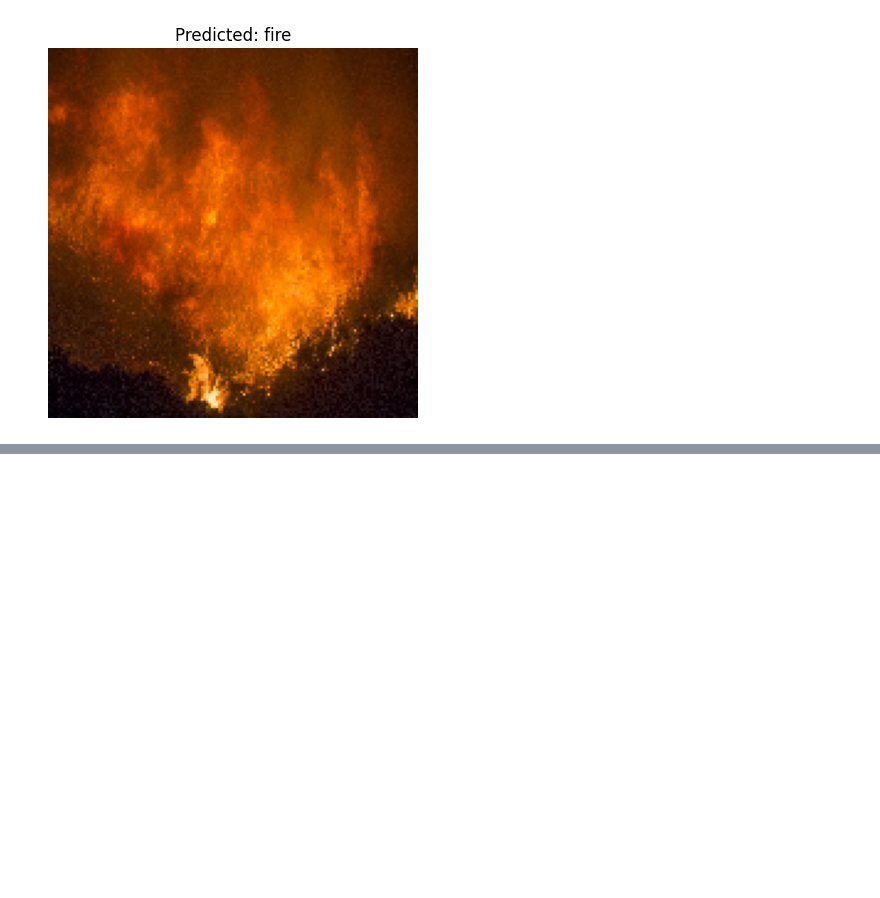
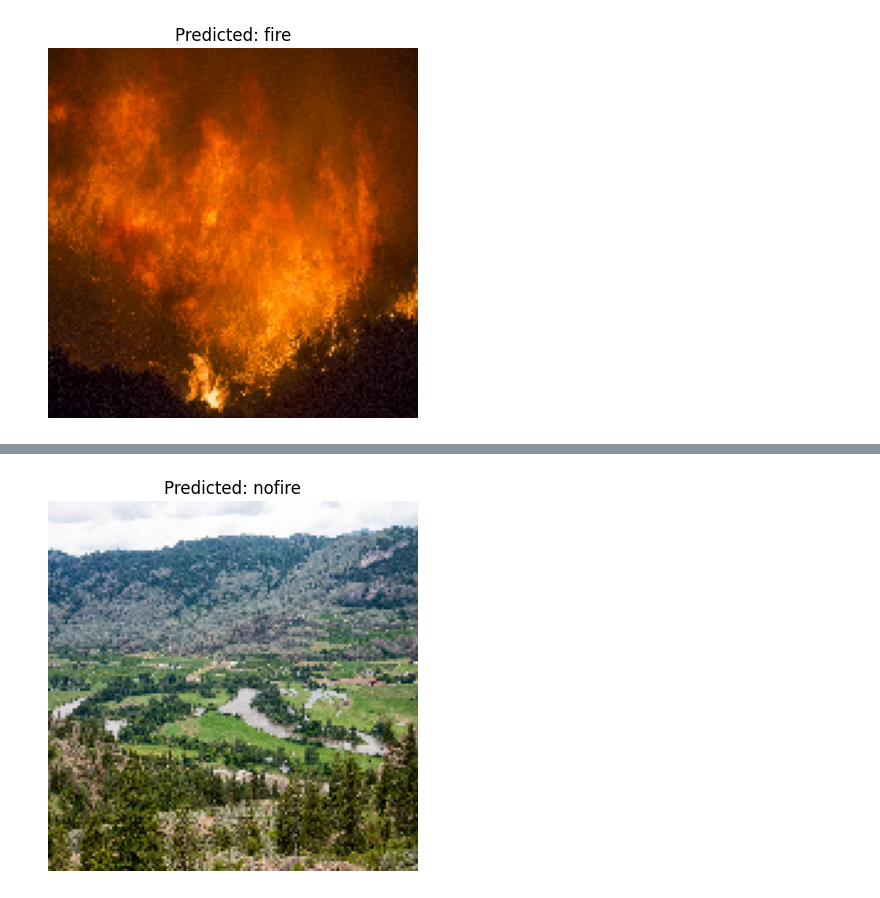
Before and after one commit to hithyshgowdac/forest-fire-detection, a Jupyter notebook: Forest_Fire_Detection.ipynb, the cells around one changed output, grey strips where cells are left out. Saved outputs shown, nothing was run; the diff lists cells and outputs as text; code cells hidden in the pictures; blank space fills up the shorter version.

```diff
--- a/Forest_Fire_Detection.ipynb
+++ b/Forest_Fire_Detection.ipynb
@@ -274,3 +274,6 @@ predict_fire('/kaggle/input/the-wildfire-dataset/the_wildfire_dataset_2n_version
 # %% [output]
 1/1 ━━━━━━━━━━━━━━━━━━━━ 0s 29ms/step
 [figure]
+# %%
+predict_fire('/kaggle/input/the-wildfire-dataset/the_wildfire_dataset_2n_version/val/nofire/27330855823_f1bf11e62d_o.jpg')
+# %% [output]
@@ -276,0 +281 @@ predict_fire('/kaggle/input/the-wildfire-dataset/the_wildfire_dataset_2n_version
+[figure, added]
```
Also changed, not shown: parts of 1 cell of this notebook.
